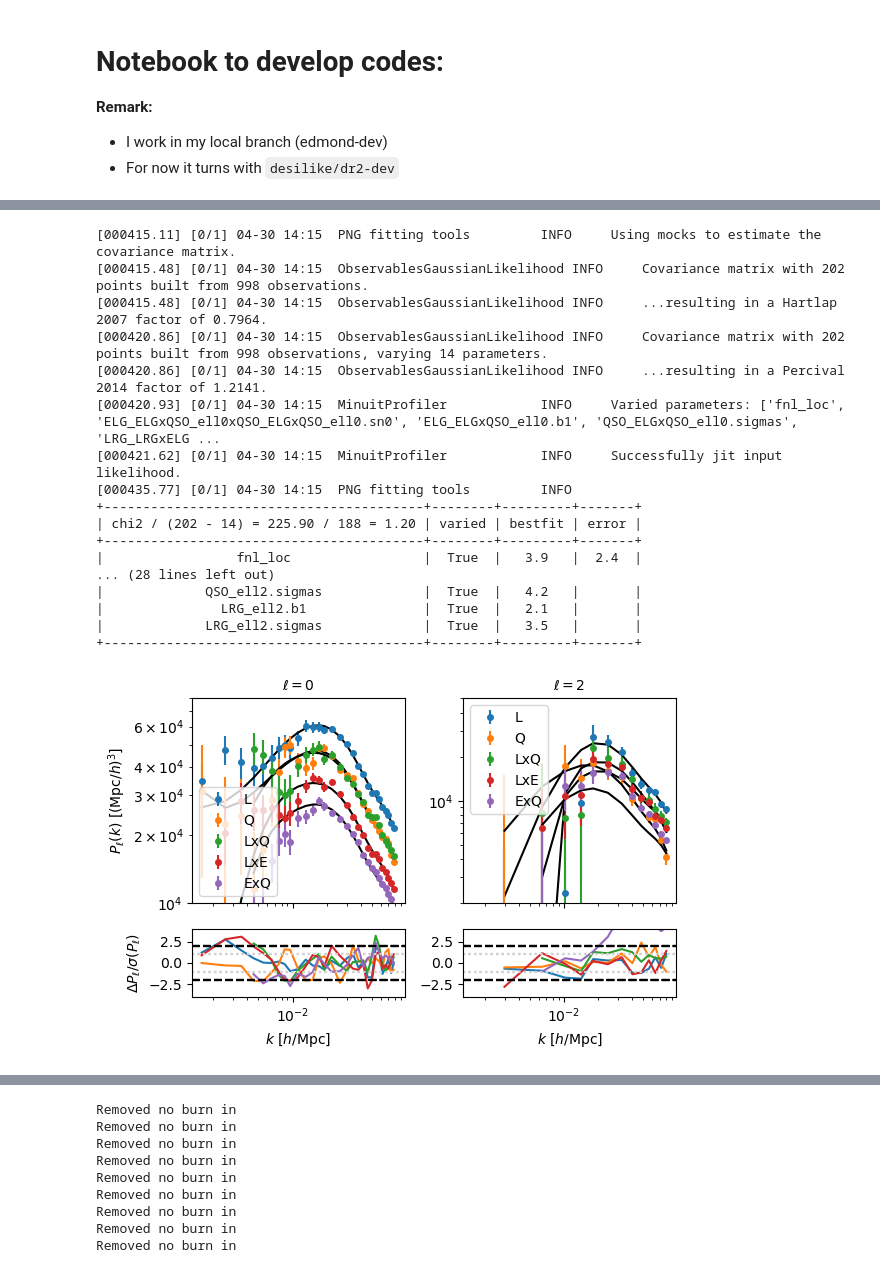
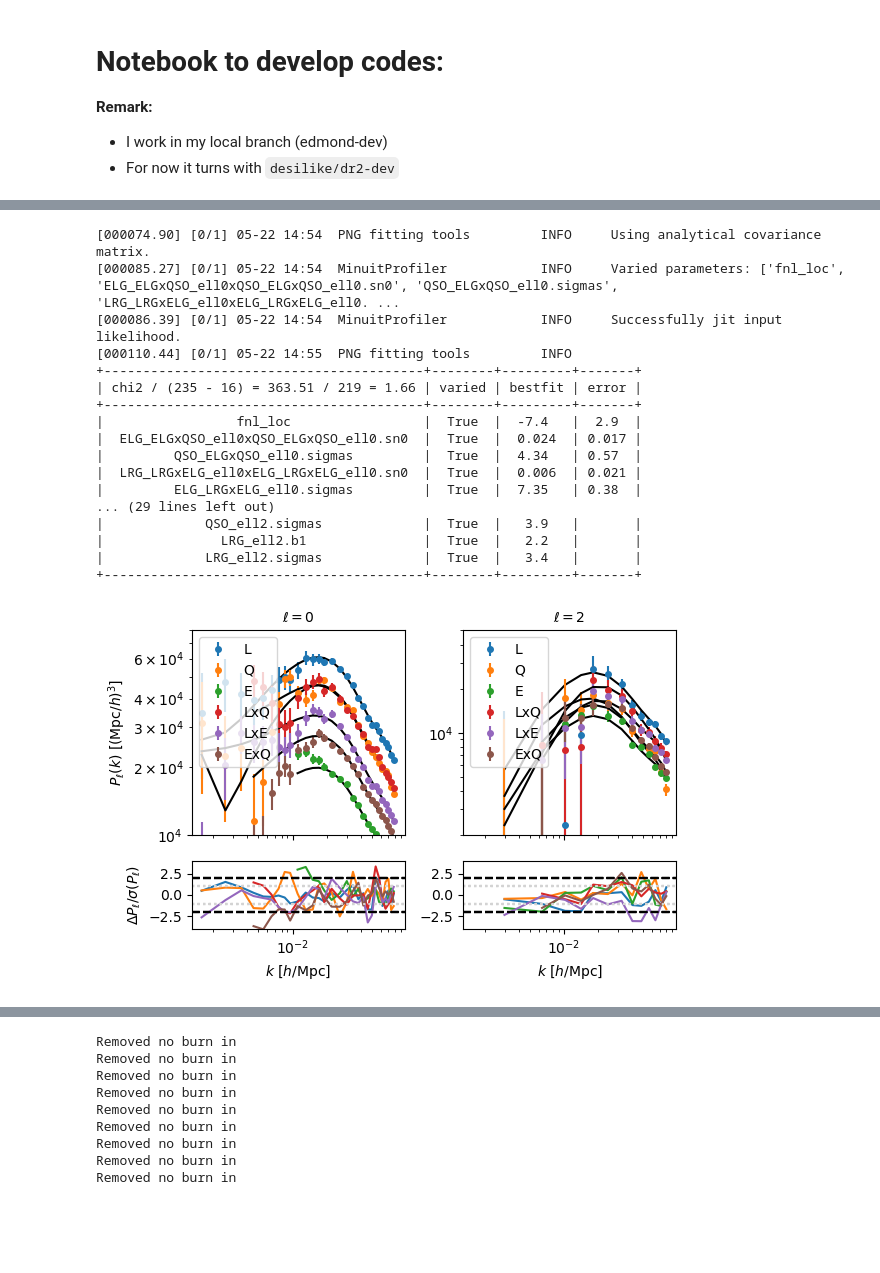
Before and after one commit to AlbertoRosado1/cai-dr2-clustering-products, a Jupyter notebook: local_png/fit_fnl_data.ipynb, the cells around one changed output, grey strips where cells are left out. Cells and saved outputs as stored; diff of their text form; code cells hidden in the pictures; blank space fills up the shorter version.

```diff
--- a/local_png/fit_fnl_data.ipynb
+++ b/local_png/fit_fnl_data.ipynb
@@ -45,30 +68,8 @@ logger.info(f'Load data from: {data_dir} and mocks from: {mocks_dir}')
 # %%
-def propose_fiducial():
-    propose_fiducial = {}
-
-    use_ell2 = True
-
-    propose_fiducial['LRG'] = {'weight_type': 'default-fkp-oqe', 'zrange': (0.4, 1.1), 'region': 'GCcomb',
-                               'use_ell2': use_ell2, 'kmin': 1e-3, 'kmax': 0.08, 'kmin_ell2': 1e-3, 'kmax_ell2': 0.08}
-    propose_fiducial['ELG'] = {'weight_type': 'default-fkp-oqe', 'zrange': (0.8, 1.6), 'region': 'GCcomb',
-                               'use_ell2': use_ell2, 'kmin': 1e-2, 'kmax': 0.08, 'kmin_ell2': 1e-3, 'kmax_ell2': 0.08}  #6e-3
-    propose_fiducial['QSO'] = {'weight_type': 'default-fkp-oqe', 'zrange': (0.8, 3.5), 'region': 'GCcomb',
-                               'use_ell2': use_ell2, 'kmin': 1e-3, 'kmax': 0.08, 'kmin_ell2': 1e-3, 'kmax_ell2': 0.08}
-
-    propose_fiducial['LRGxQSO'] = {'weight_type': 'default-fkp-oqe', 'zrange': (0.8, 1.1), 'region': 'GCcomb',
-                                   'use_ell2': use_ell2, 'kmin': 4e-3, 'kmax': 0.08, 'kmin_ell2': 3e-3, 'kmax_ell2': 0.08}
-    propose_fiducial['LRGxELG'] = {'weight_type': 'default-fkp-oqe', 'zrange': (0.8, 1.1), 'region': 'GCcomb',
-                                   'use_ell2': use_ell2, 'kmin': 1e-3, 'kmax': 0.08, 'kmin_ell2': 1e-3, 'kmax_ell2': 0.08}
-    propose_fiducial['ELGxQSO'] = {'weight_type': 'default-fkp-oqe', 'zrange': (0.8, 1.6), 'region': 'GCcomb',
-                                   'use_ell2': use_ell2, 'kmin': 4e-3, 'kmax': 0.08, 'kmin_ell2': 3e-3, 'kmax_ell2': 0.08}
-
-    # when sort tracer name, ELG arrive first, so it is convienient to have it here as well
-    propose_fiducial['ELGxLRG'] = propose_fiducial['ELGxQSO']
-
-    return propose_fiducial
-
 fiducial = propose_fiducial()
 tracers_to_read = ['LRG', 'ELGnotqso', 'QSO', 'LRGxQSO', 'LRGxELGnotqso', 'ELGnotqsoxQSO']
+
+aladr1 = True
 
 pks, windows, covs, mocks, zeffs = {}, {}, {}, {}, {}
 for tracer in tracers_to_read:
@@ -76,7 +77,7 @@ for tracer in tracers_to_read:
     short_tracer = short_tracer.replace('notqso', '')
 
     pk, window, cov, mock = read_data(data_dir=data_dir, mocks_dir=mocks_dir, tracer=tracer, add_ic=True,
-                                       aladr1=True, weight_type_mocks='default-fkp-oqe', **fiducial[short_tracer])
+                                      aladr1=aladr1, weight_type_mocks='default-fkp-oqe', **fiducial[short_tracer])
 
     pk, window, cov, mock = rebin_data(pk, window, cov, mock, tracer=tracer, **fiducial[short_tracer])
 
@@ -110,12 +111,15 @@ for tracer in tracers_to_read:
 # %%
 tracers = ['LRGxLRG', 'ELGxELG', 'QSOxQSO', 'LRGxQSO', 'LRGxELG', 'ELGxQSO']
+
+analytical_covariance = True
 
 # just to have a coherent value of b1 in the cross correlation.
 kwargs = {'LRG_cross_ell0.b1': 2.15, 'ELG_cross_ell0.b1': 1.2}
 
 observables, likelihoods, profilers = {}, {}, {}
 for tracer in tracers:
-    observables[tracer], likelihoods[tracer] = get_observable_and_likelihood(pks[tracer], windows[tracer], mocks[tracer],
+    covariance = covs[tracer] if analytical_covariance else mocks[tracer]
+    observables[tracer], likelihoods[tracer] = get_observable_and_likelihood(pks[tracer], windows[tracer], covariance,
                                                                              tracer, zeffs, nickname=tracer, engine='camb', **kwargs)
     profilers[tracer] = run_profiler(likelihoods[tracer])
 # %% [output]
@@ -150,10 +154,11 @@ for tracer in observables.keys():
 # %%
-orders = [['LRGxLRG', 'QSOxQSO', 'LRGxQSO']]
-orders += [['LRGxLRG', 'QSOxQSO', 'LRGxQSO', 'LRGxELG', 'ELGxQSO']]
+#orders = [['LRGxLRG', 'QSOxQSO', 'LRGxQSO']]
+orders = [['LRGxLRG', 'QSOxQSO', 'LRGxQSO', 'LRGxELG', 'ELGxQSO']]
 orders += [['LRGxLRG', 'QSOxQSO', 'ELGxELG', 'LRGxQSO', 'LRGxELG', 'ELGxQSO']]
 
 for order in orders:
-    likelihoods['-'.join(order)] = build_total_likelihood(order, pks, observables, mocks, zeffs, fiducial)
+    covariances = covs if analytical_covariance else mocks
+    likelihoods['-'.join(order)] = build_total_likelihood(order, pks, observables, covariances, zeffs, fiducial)
 
     profilers['-'.join(order)] = run_profiler(likelihoods['-'.join(order)])
     plot_observables({tt: observables[tt] for tt in order})
@@ -179,18 +184,18 @@ for order in orders:
-[000415.11] [0/1] 04-30 14:15  PNG fitting tools         INFO     Using mocks to estimate the covariance matrix.
-[000415.48] [0/1] 04-30 14:15  ObservablesGaussianLikelihood INFO     Covariance matrix with 202 points built from 998 observations.
-[000415.48] [0/1] 04-30 14:15  ObservablesGaussianLikelihood INFO     ...resulting in a Hartlap 2007 factor of 0.7964.
-[000420.86] [0/1] 04-30 14:15  ObservablesGaussianLikelihood INFO     Covariance matrix with 202 points built from 998 observations, varying 14 parameters.
-[000420.86] [0/1] 04-30 14:15  ObservablesGaussianLikelihood INFO     ...resulting in a Percival 2014 factor of 1.2141.
-[000420.93] [0/1] 04-30 14:15  MinuitProfiler            INFO     Varied parameters: ['fnl_loc', 'ELG_ELGxQSO_ell0xQSO_ELGxQSO_ell0.sn0', 'ELG_ELGxQSO_ell0.b1', 'QSO_ELGxQSO_ell0.sigmas', 'LRG_LRGxELG ...
-[000421.62] [0/1] 04-30 14:15  MinuitProfiler            INFO     Successfully jit input likelihood.
-[000435.77] [0/1] 04-30 14:15  PNG fitting tools         INFO
+[000074.90] [0/1] 05-22 14:54  PNG fitting tools         INFO     Using analytical covariance matrix.
+[000085.27] [0/1] 05-22 14:54  MinuitProfiler            INFO     Varied parameters: ['fnl_loc', 'ELG_ELGxQSO_ell0xQSO_ELGxQSO_ell0.sn0', 'QSO_ELGxQSO_ell0.sigmas', 'LRG_LRGxELG_ell0xELG_LRGxELG_ell0. ...
+[000086.39] [0/1] 05-22 14:54  MinuitProfiler            INFO     Successfully jit input likelihood.
+[000110.44] [0/1] 05-22 14:55  PNG fitting tools         INFO
 +-----------------------------------------+--------+---------+-------+
-| chi2 / (202 - 14) = 225.90 / 188 = 1.20 | varied | bestfit | error |
+| chi2 / (235 - 16) = 363.51 / 219 = 1.66 | varied | bestfit | error |
 +-----------------------------------------+--------+---------+-------+
-|                 fnl_loc                 |  True  |   3.9   |  2.4  |
-... (28 lines left out)
-|             QSO_ell2.sigmas             |  True  |   4.2   |       |
-|               LRG_ell2.b1               |  True  |   2.1   |       |
-|             LRG_ell2.sigmas             |  True  |   3.5   |       |
+|                 fnl_loc                 |  True  |  -7.4   |  2.9  |
+|  ELG_ELGxQSO_ell0xQSO_ELGxQSO_ell0.sn0  |  True  |  0.024  | 0.017 |
+|         QSO_ELGxQSO_ell0.sigmas         |  True  |  4.34   | 0.57  |
+|  LRG_LRGxELG_ell0xELG_LRGxELG_ell0.sn0  |  True  |  0.006  | 0.021 |
+|         ELG_LRGxELG_ell0.sigmas         |  True  |  7.35   | 0.38  |
+... (29 lines left out)
+|             QSO_ell2.sigmas             |  True  |   3.9   |       |
+|               LRG_ell2.b1               |  True  |   2.2   |       |
+|             LRG_ell2.sigmas             |  True  |   3.4   |       |
 +-----------------------------------------+--------+---------+-------+
-[figure, old version]
+[figure, new version]
```
Also changed, not shown: parts of 7 cells of this notebook.
